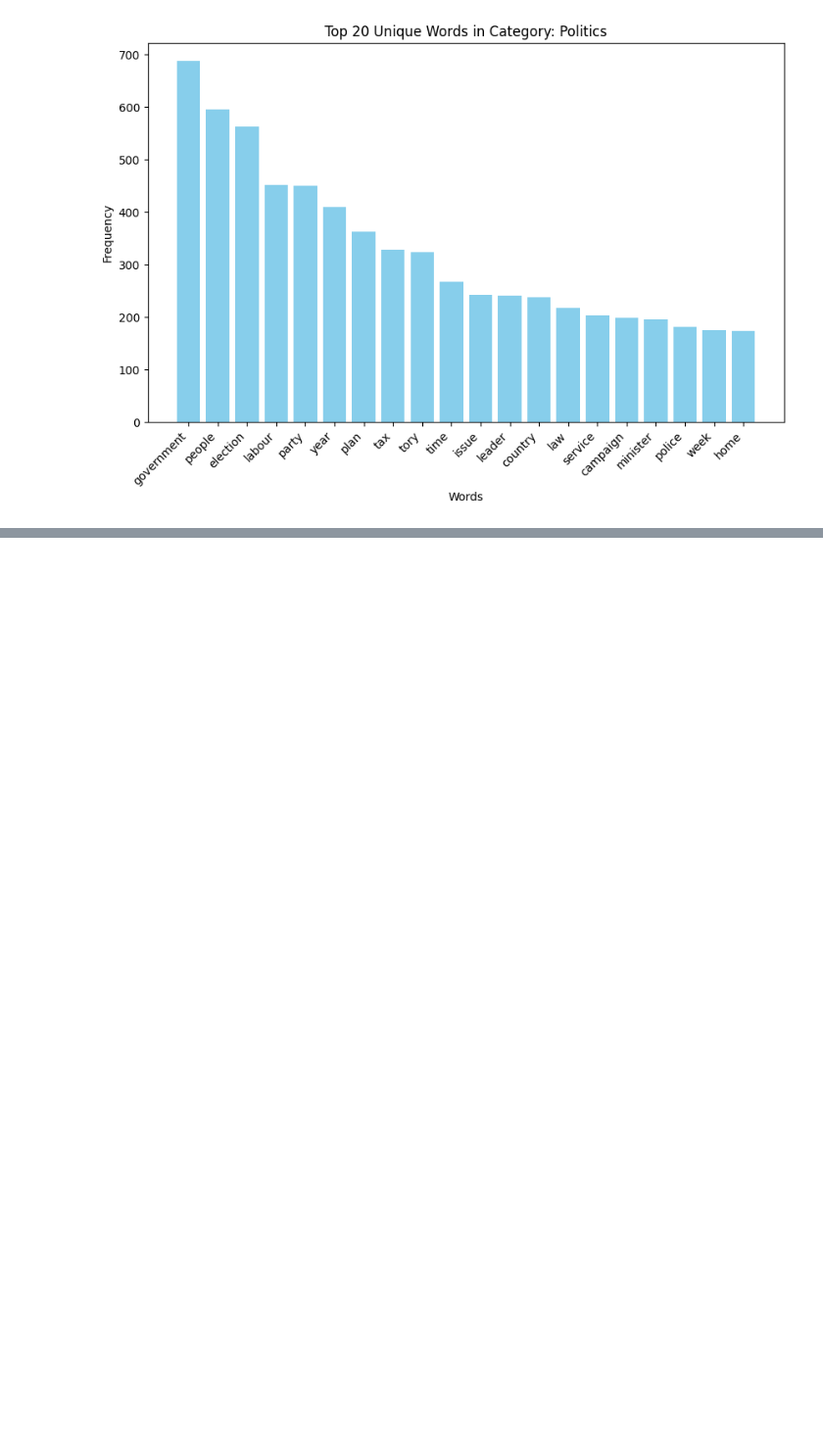
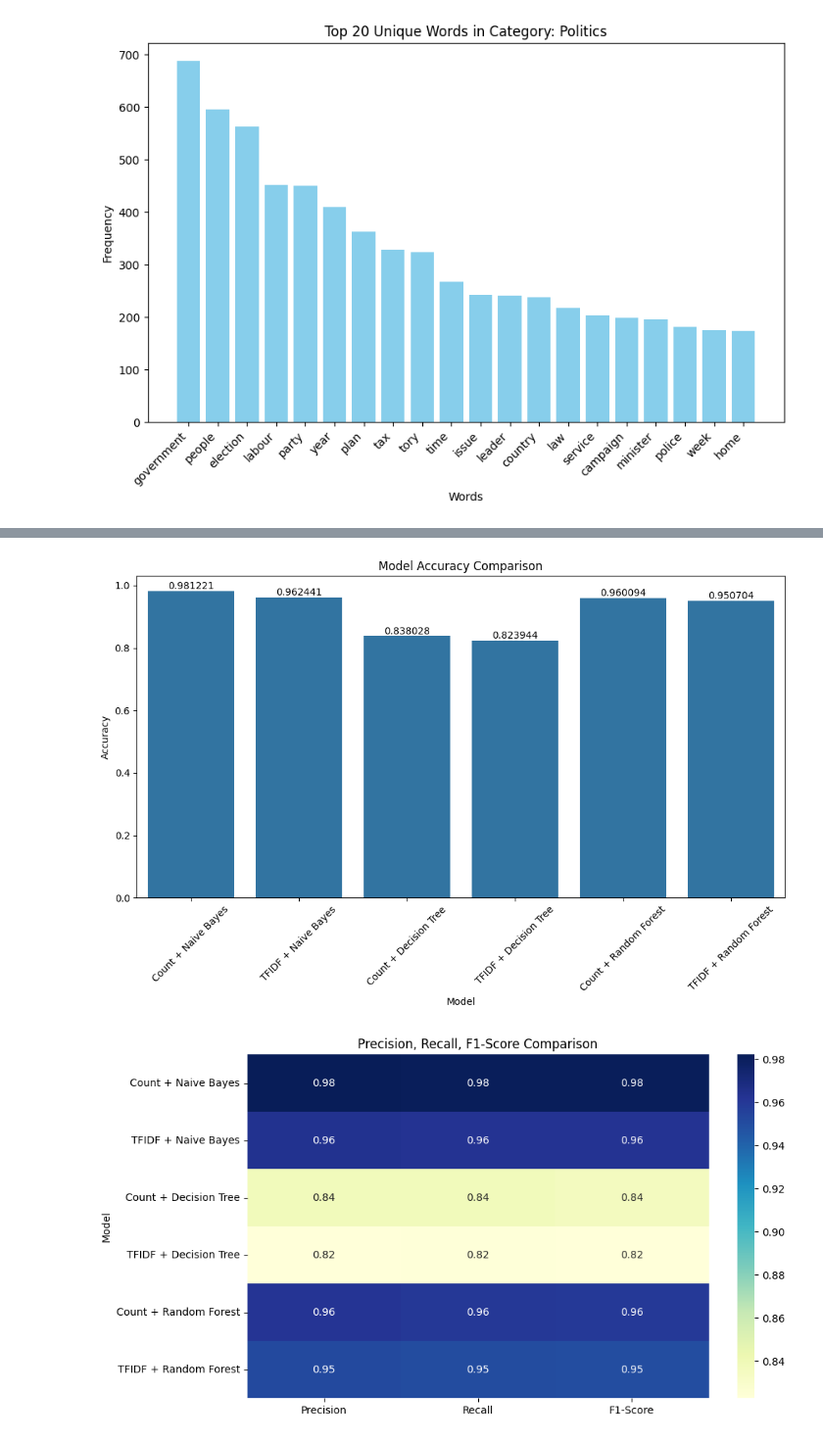
Before and after one commit to yedhuk/categorizing-news-articles-flipitnews, a Jupyter notebook: notebook/FlipItNews Business Case.ipynb, the cells around one changed output, grey strips where cells are left out. Shown at 98% size. Cells and saved outputs as stored; diff of their text form; code cells hidden in the pictures; blank space fills up the shorter version.

Commit message:
3 Different ML Models Trained and Compared and HPT done

```diff
--- a/notebook/FlipItNews Business Case.ipynb
+++ b/notebook/FlipItNews Business Case.ipynb
@@ -541,0 +598,3 @@ To https://github.com/yedhuk/categorizing-news-articles-flipitnews.git
+# %%
+dt_classifier = DecisionTreeClassifier(random_state=42)
+dt_classifier.fit(X_train_counts,y_train)
@@ -541,0 +623,6 @@ To https://github.com/yedhuk/categorizing-news-articles-flipitnews.git
+# %%
+dt_classifier = DecisionTreeClassifier(random_state=42)
+dt_classifier.fit(X_train_tfidf,y_train)
+y_pred = dt_classifier.predict(X_test_tfidf)
+print("Accuracy:", accuracy_score(y_test, y_pred))
+print("\nClassification Report:\n", classification_report(y_test, y_pred))
@@ -541,0 +644,3 @@ To https://github.com/yedhuk/categorizing-news-articles-flipitnews.git
+# %%
+rf_classifier = RandomForestClassifier(n_estimators=100,random_state=42)
+rf_classifier.fit(X_train_counts,y_train)
@@ -541,0 +669,6 @@ To https://github.com/yedhuk/categorizing-news-articles-flipitnews.git
+# %%
+rf_classifier = RandomForestClassifier(n_estimators=100,random_state=42)
+rf_classifier.fit(X_train_tfidf,y_train)
+y_pred = rf_classifier.predict(X_test_tfidf)
+print("Accuracy:", accuracy_score(y_test, y_pred))
+print("\nClassification Report:\n", classification_report(y_test, y_pred))
@@ -541,0 +721,18 @@ To https://github.com/yedhuk/categorizing-news-articles-flipitnews.git
+# %%
+# Step 3: Visualize the Results
+plt.figure(figsize=(12, 6))
+ax = sns.barplot(x="Model", y="Accuracy", data=results_df)
+ax.bar_label(ax.containers[0])
+plt.xticks(rotation=45)
+plt.title("Model Accuracy Comparison")
+plt.show()
+
+# Step 4: Display precision, recall, and F1-score for each model as a heatmap
+metrics_df = results_df.set_index("Model")[["Precision", "Recall", "F1-Score"]]
+plt.figure(figsize=(10, 6))
+sns.heatmap(metrics_df, annot=True, cmap="YlGnBu", fmt=".2f")
+plt.title("Precision, Recall, F1-Score Comparison")
+plt.show()
+# %% [output]
+[figure, added]
+[figure, added]
```
Also changed, not shown: parts of 37 cells of this notebook.
